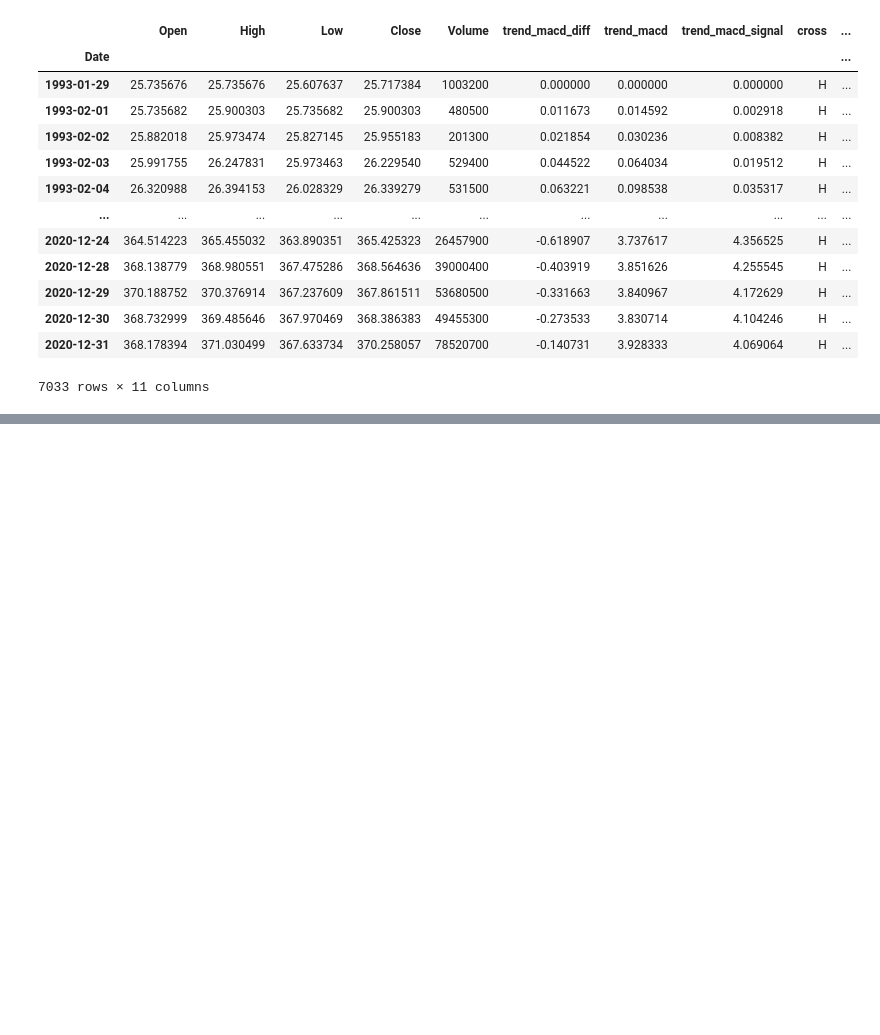
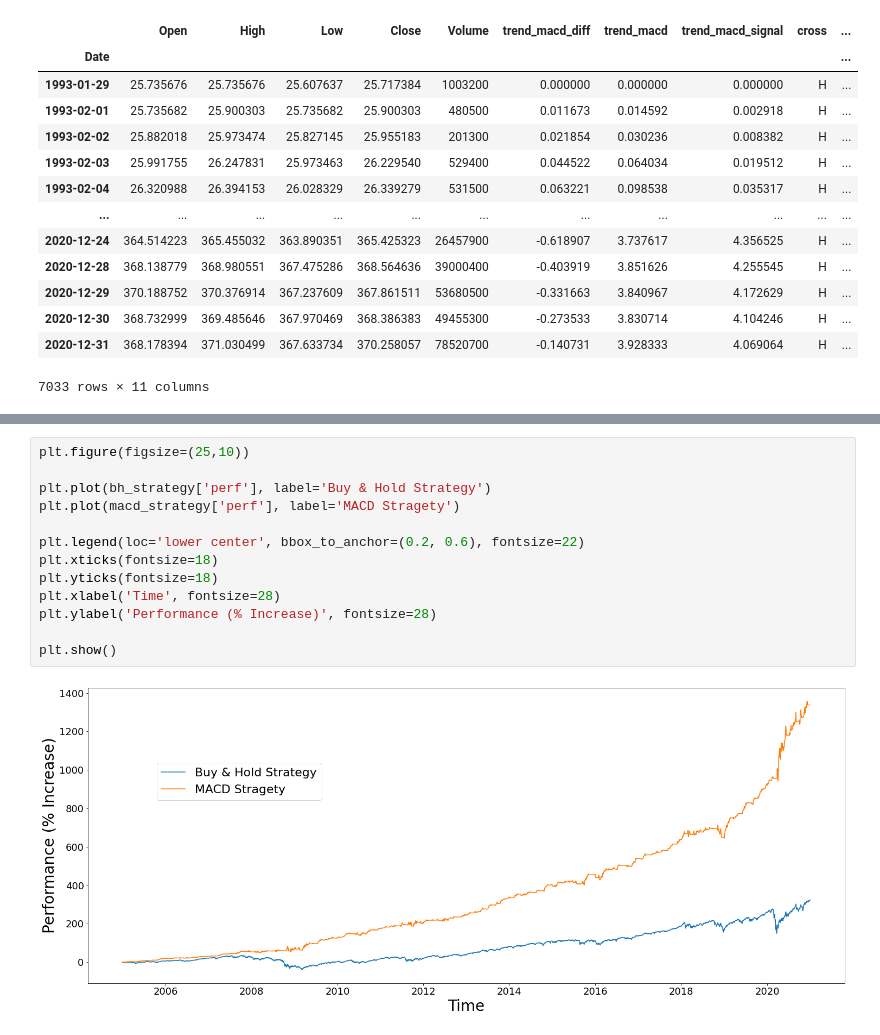
Before and after one commit to lqwdev/ai349-project, a Jupyter notebook: src/baseline-strategies.ipynb, the cells around one changed output, grey strips where cells are left out. Cells and saved outputs as stored; diff of their text form; blank space fills up the shorter version.

```diff
--- a/src/baseline-strategies.ipynb
+++ b/src/baseline-strategies.ipynb
@@ -268,0 +237,15 @@ plt.show()
+# %%
+plt.figure(figsize=(25,10))
+
+plt.plot(bh_strategy['perf'], label='Buy & Hold Strategy')
+plt.plot(macd_strategy['perf'], label='MACD Stragety')
+
+plt.legend(loc='lower center', bbox_to_anchor=(0.2, 0.6), fontsize=22)
+plt.xticks(fontsize=18)
+plt.yticks(fontsize=18)
+plt.xlabel('Time', fontsize=28)
+plt.ylabel('Performance (% Increase)', fontsize=28)
+
+plt.show()
+# %% [output]
+[figure, added]
```
Also changed, not shown: parts of 6 cells of this notebook.
